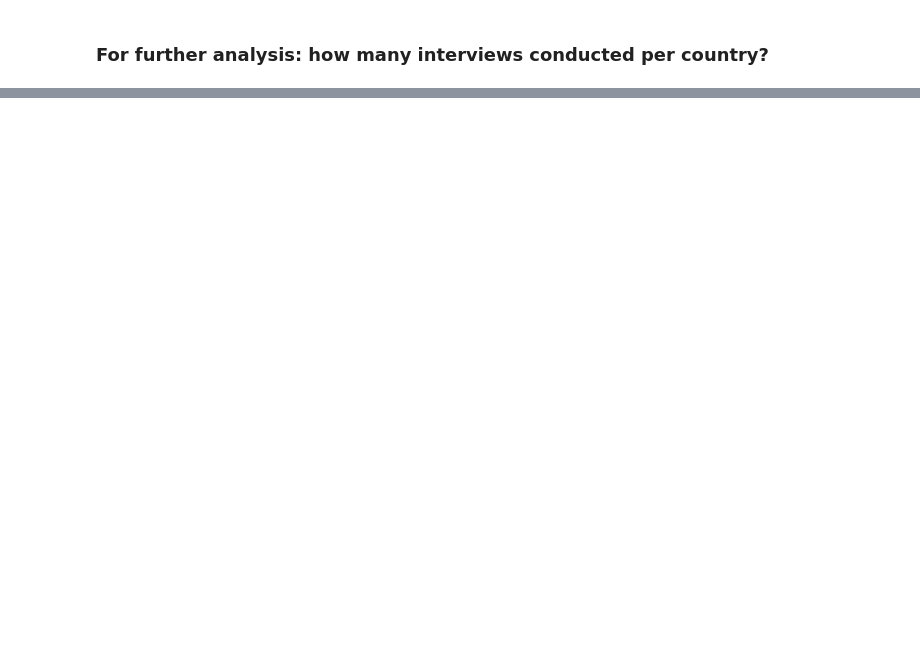
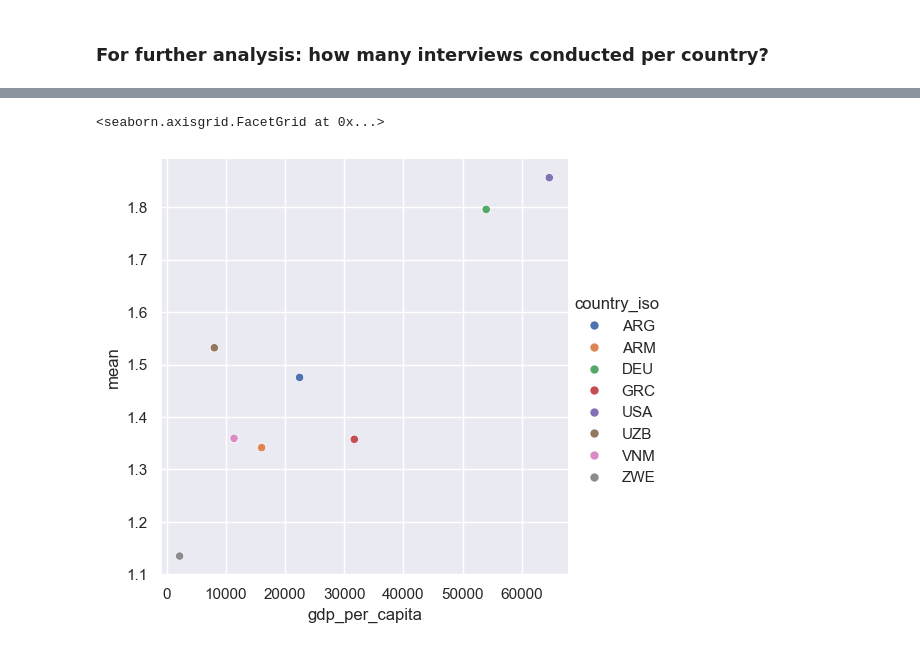
Before and after one commit to newjonny/world-values-survey-pandas-notebook, a Jupyter notebook: pruefung_datensatz.ipynb, the cells around one changed output, grey strips where cells are left out. Saved outputs shown, nothing was run; the diff lists cells and outputs as text; code cells hidden in the pictures; blank space fills up the shorter version.

```diff
--- a/pruefung_datensatz.ipynb
+++ b/pruefung_datensatz.ipynb
@@ -115,0 +200,7 @@ True
+# %%
+# Answers that have a value of <0 are of type "Don't know", "No answer", "Not asked", "Missing / N/A"
+# We will exlude them in the further analysis
+q5_filtered_df = df.loc[(df["Q44"] > 0) & (df["Q5"] > 0), :]
+# %%
+q5_description = q5_filtered_df.groupby(by="country_iso").describe()["Q5"]
+q5_description
@@ -115,0 +222,3 @@ True
+# %%
+economy_analysis_df = df_gdp_per_capita.join(q5_description, on="country_iso").dropna()
+economy_analysis_df.sample(10)
@@ -115,0 +237,7 @@ True
+# %%
+# Our analysis focuses on these countries:
+selected_countries = [
+    "ARG", "USA", "ARM", "UZB", "DEU", "ZWE", "VNM", "GRC"
+]
+economy_analysis_df = economy_analysis_df.loc[economy_analysis_df["country_iso"].isin(selected_countries), :]
+economy_analysis_df
@@ -115,0 +254,12 @@ True
+# %%
+
+# Plot miles per gallon against horsepower with other semantics
+sns.relplot(x="gdp_per_capita",
+            y="mean",
+            hue="country_iso",
+            sizes=(40, 400),
+            data=economy_analysis_df
+)
+# %% [output]
+<seaborn.axisgrid.FacetGrid at 0x...>
+[figure, added]
```
Also changed, not shown: parts of 17 cells of this notebook, 1 other file.
